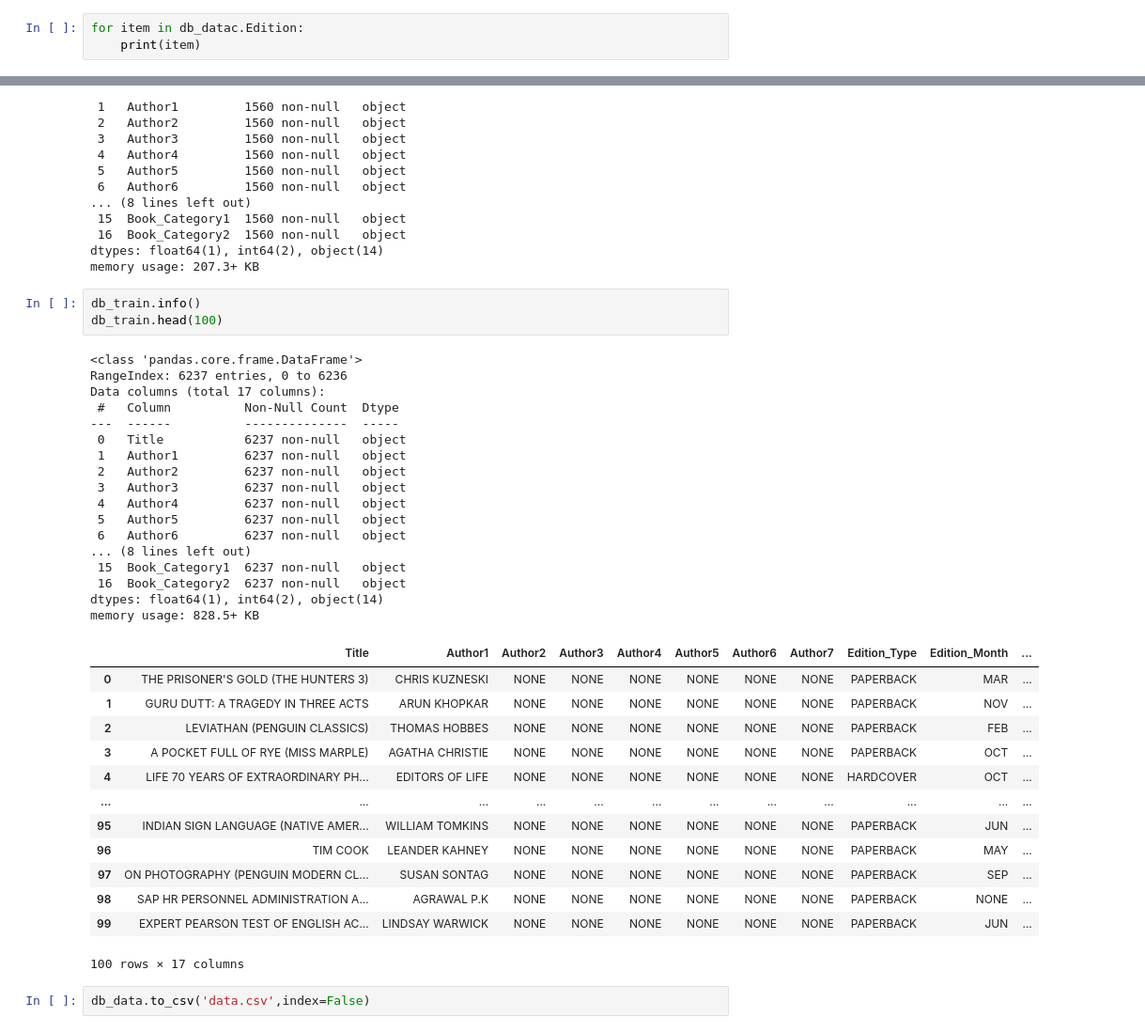
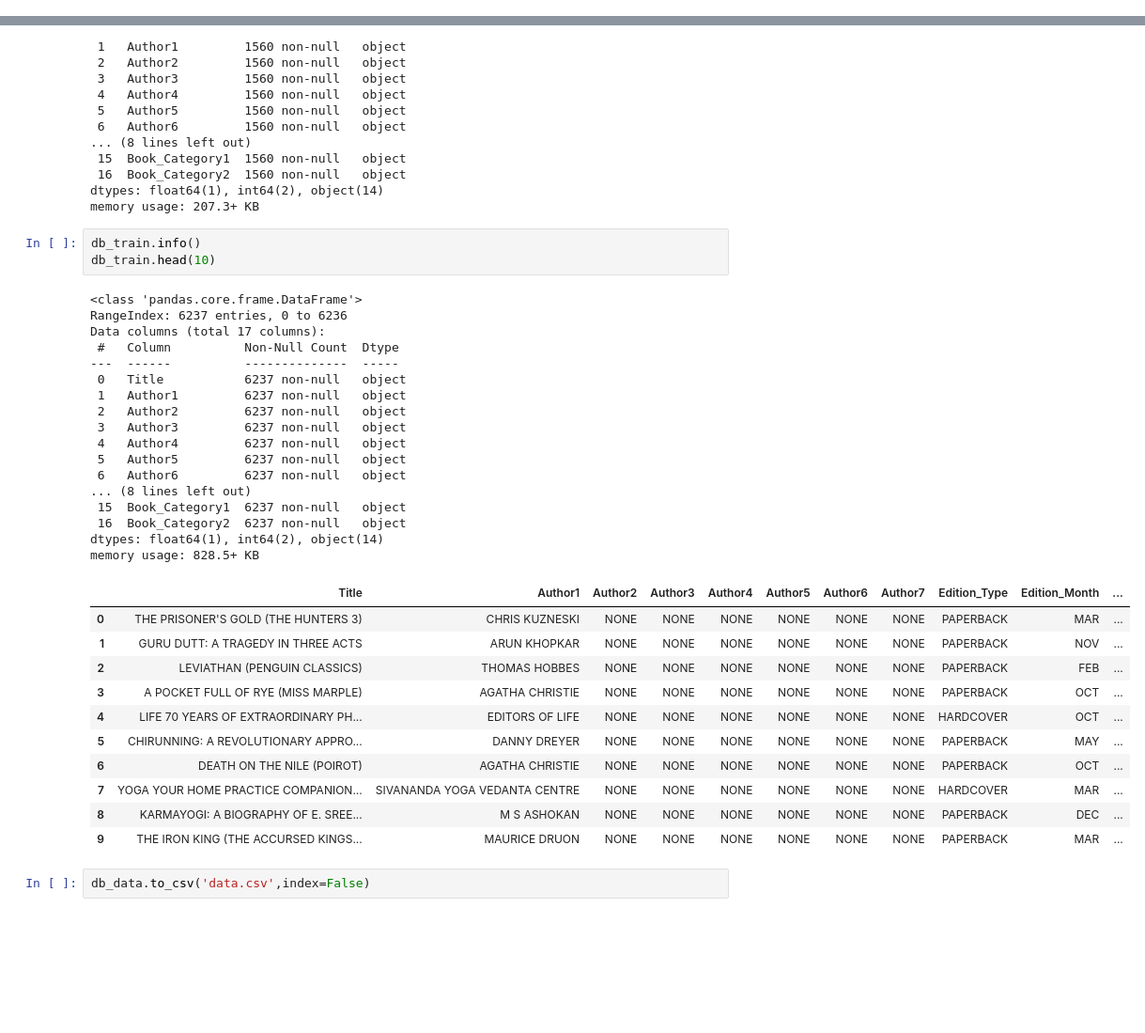
Before and after one commit to su050300/Predict_The_Price_Of_Books, a Jupyter notebook: panda.ipynb, the cells around one changed output, grey strips where cells are left out. Shown: that part at 94% size. Cells and saved outputs as stored; diff of their text form; blank space fills up the shorter version.

```diff
--- a/panda.ipynb
+++ b/panda.ipynb
@@ -263,6 +263,3 @@ db_trainc=pd.read_excel('Data_Train.xlsx')
 # %%
 db_data=pd.read_excel('Data_Test.xlsx')
 db_datac=pd.read_excel('Data_Test.xlsx')
-# %%
-for item in db_datac.Edition:
-    print(item)
@@ -806,38 +752,36 @@ dtypes: float64(1), int64(2), object(14)
 memory usage: 207.3+ KB
 # %%
 db_train.info()
-db_train.head(100)
+db_train.head(10)
 # %% [output]
 <class 'pandas.core.frame.DataFrame'>
 RangeIndex: 6237 entries, 0 to 6236
 Data columns (total 17 columns):
  #   Column          Non-Null Count  Dtype
 ---  ------          --------------  -----
  0   Title           6237 non-null   object
  1   Author1         6237 non-null   object
  2   Author2         6237 non-null   object
  3   Author3         6237 non-null   object
  4   Author4         6237 non-null   object
  5   Author5         6237 non-null   object
  6   Author6         6237 non-null   object
 ... (8 lines left out)
  15  Book_Category1  6237 non-null   object
  16  Book_Category2  6237 non-null   object
 dtypes: float64(1), int64(2), object(14)
 memory usage: 828.5+ KB
 |  | Title | Author1 | Author2 | Author3 | Author4 | Author5 | Author6 | Author7 | Edition_Type | Edition_Month | ... |
 | 0 | THE PRISONER'S GOLD (THE HUNTERS 3) | CHRIS KUZNESKI | NONE | NONE | NONE | NONE | NONE | NONE | PAPERBACK | MAR | ... |
 | 1 | GURU DUTT: A TRAGEDY IN THREE ACTS | ARUN KHOPKAR | NONE | NONE | NONE | NONE | NONE | NONE | PAPERBACK | NOV | ... |
 | 2 | LEVIATHAN (PENGUIN CLASSICS) | THOMAS HOBBES | NONE | NONE | NONE | NONE | NONE | NONE | PAPERBACK | FEB | ... |
 | 3 | A POCKET FULL OF RYE (MISS MARPLE) | AGATHA CHRISTIE | NONE | NONE | NONE | NONE | NONE | NONE | PAPERBACK | OCT | ... |
 | 4 | LIFE 70 YEARS OF EXTRAORDINARY PH... | EDITORS OF LIFE | NONE | NONE | NONE | NONE | NONE | NONE | HARDCOVER | OCT | ... |
-| ... | ... | ... | ... | ... | ... | ... | ... | ... | ... | ... | ... |
-| 95 | INDIAN SIGN LANGUAGE (NATIVE AMER... | WILLIAM TOMKINS | NONE | NONE | NONE | NONE | NONE | NONE | PAPERBACK | JUN | ... |
-| 96 | TIM COOK | LEANDER KAHNEY | NONE | NONE | NONE | NONE | NONE | NONE | PAPERBACK | MAY | ... |
-| 97 | ON PHOTOGRAPHY (PENGUIN MODERN CL... | SUSAN SONTAG | NONE | NONE | NONE | NONE | NONE | NONE | PAPERBACK | SEP | ... |
-| 98 | SAP HR PERSONNEL ADMINISTRATION A... | AGRAWAL P.K | NONE | NONE | NONE | NONE | NONE | NONE | PAPERBACK | NONE | ... |
-| 99 | EXPERT PEARSON TEST OF ENGLISH AC... | LINDSAY WARWICK | NONE | NONE | NONE | NONE | NONE | NONE | PAPERBACK | JUN | ... |
+| 5 | CHIRUNNING: A REVOLUTIONARY APPRO... | DANNY DREYER | NONE | NONE | NONE | NONE | NONE | NONE | PAPERBACK | MAY | ... |
+| 6 | DEATH ON THE NILE (POIROT) | AGATHA CHRISTIE | NONE | NONE | NONE | NONE | NONE | NONE | PAPERBACK | OCT | ... |
+| 7 | YOGA YOUR HOME PRACTICE COMPANION... | SIVANANDA YOGA VEDANTA CENTRE | NONE | NONE | NONE | NONE | NONE | NONE | HARDCOVER | MAR | ... |
+| 8 | KARMAYOGI: A BIOGRAPHY OF E. SREE... | M S ASHOKAN | NONE | NONE | NONE | NONE | NONE | NONE | PAPERBACK | DEC | ... |
+| 9 | THE IRON KING (THE ACCURSED KINGS... | MAURICE DRUON | NONE | NONE | NONE | NONE | NONE | NONE | PAPERBACK | MAR | ... |
-100 rows × 17 columns
 # %%
 db_data.to_csv('data.csv',index=False)
 # %%
```
Also changed, not shown: parts of 26 cells of this notebook.
